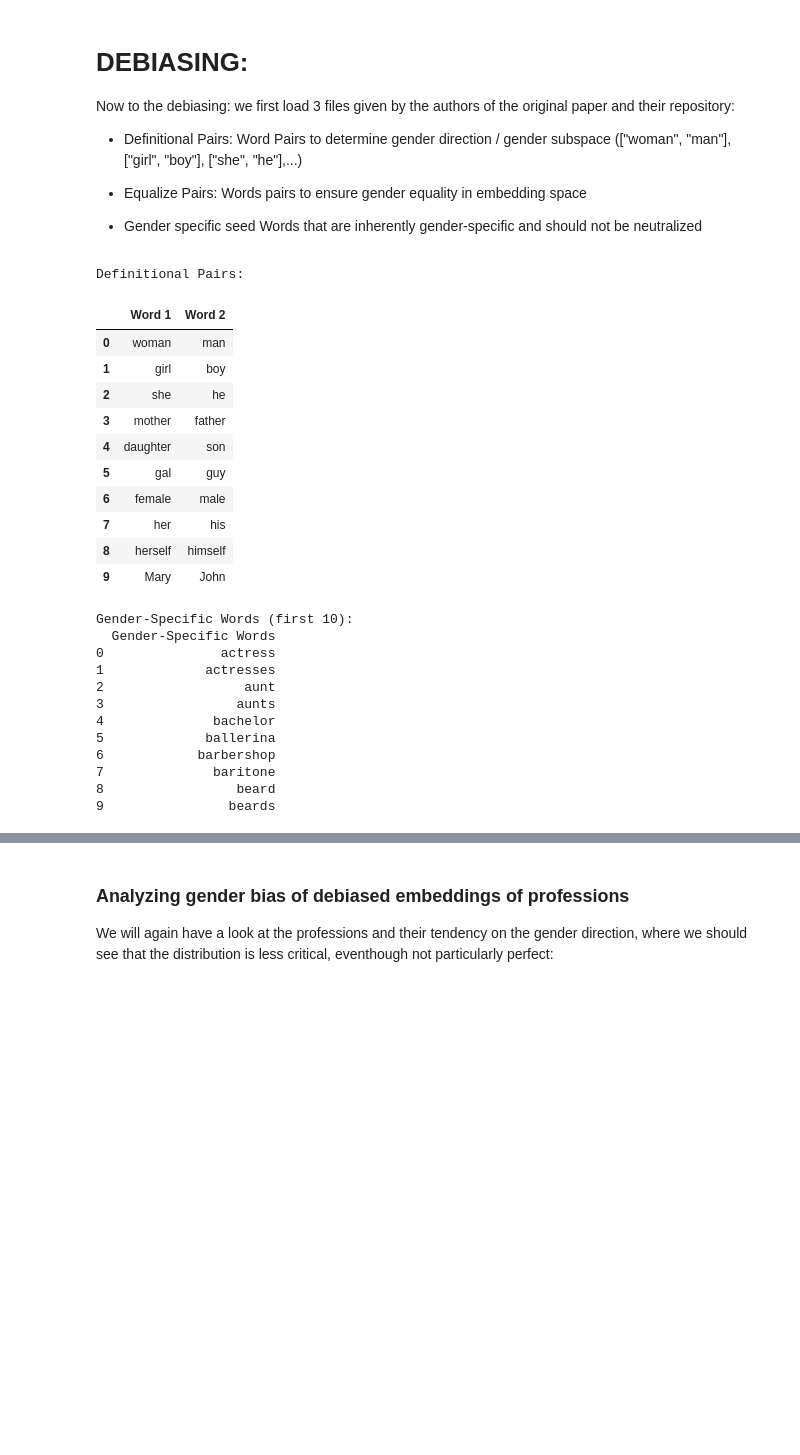
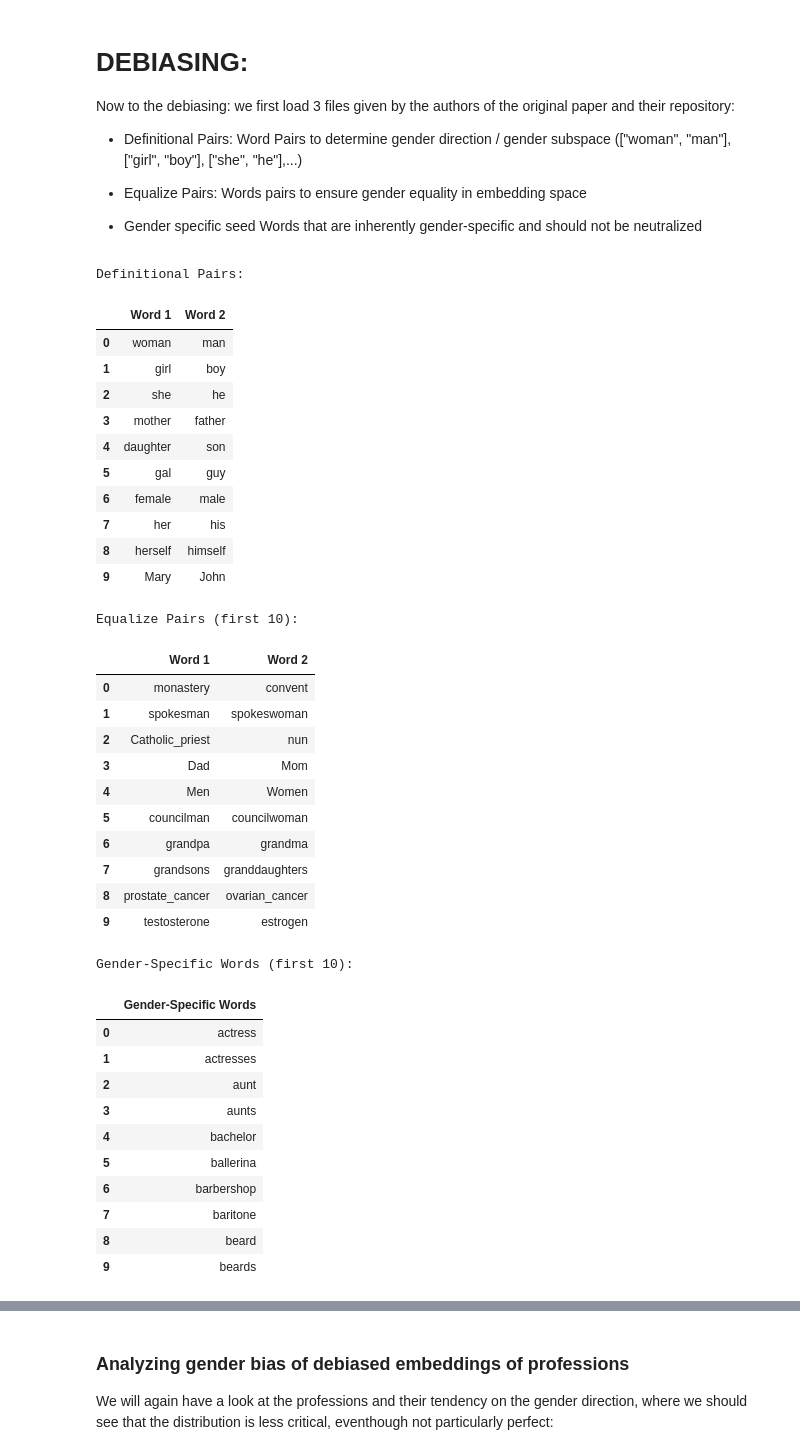
Before and after one commit to le0ff/debiasing-approaches, a Jupyter notebook: demo.ipynb, the cells around one changed output, grey strips where cells are left out. Drawn from its saved outputs; the diff is of its cells as text; code cells hidden in the pictures; blank space fills up the shorter version.

```diff
--- a/demo.ipynb
+++ b/demo.ipynb
@@ -159,45 +159,63 @@ with open('./data/definitional_pairs.json', "r") as f:
 with open('./data/equalize_pairs.json', "r") as f:
     equalize_pairs = json.load(f)
 
 with open('./data/gender_specific_seed.json', "r") as f:
     gender_specific_words = json.load(f)
 
 #convert definitional pairs to a dataframe
 definitional_df = pd.DataFrame(defs, columns=['Word 1', 'Word 2'])
 
+#convert equalize pairs to a dataframe
+equalize_df = pd.DataFrame(equalize_pairs, columns=['Word 1', 'Word 2'])
+
 #convert gender-specific words to a dataframe
 gender_specific_df = pd.DataFrame(gender_specific_words, columns=['Gender-Specific Words'])
 
 #print the dataframes
 print("Definitional Pairs:")
 display(definitional_df)
 
+print("\nEqualize Pairs (first 10):")
+display(equalize_df.head(10))
+
 print("\nGender-Specific Words (first 10):")
-print(gender_specific_df.head(10))
+display(gender_specific_df.head(10))
 # %% [output]
 Definitional Pairs:
 |  | Word 1 | Word 2 |
 | 0 | woman | man |
 | 1 | girl | boy |
 | 2 | she | he |
 | 3 | mother | father |
 | 4 | daughter | son |
 | 5 | gal | guy |
 | 6 | female | male |
 | 7 | her | his |
 | 8 | herself | himself |
 | 9 | Mary | John |
-Gender-Specific Words (first 10):
-  Gender-Specific Words
-0               actress
-1             actresses
-2                  aunt
-3                 aunts
-4              bachelor
-5             ballerina
-6            barbershop
-7              baritone
-8                 beard
-9                beards
+Equalize Pairs (first 10):
+|  | Word 1 | Word 2 |
+| 0 | monastery | convent |
+| 1 | spokesman | spokeswoman |
+| 2 | Catholic_priest | nun |
+| 3 | Dad | Mom |
+| 4 | Men | Women |
+| 5 | councilman | councilwoman |
+| 6 | grandpa | grandma |
+| 7 | grandsons | granddaughters |
+| 8 | prostate_cancer | ovarian_cancer |
+| 9 | testosterone | estrogen |
+Gender-Specific Words (first 10):
+|  | Gender-Specific Words |
+| 0 | actress |
+| 1 | actresses |
+| 2 | aunt |
+| 3 | aunts |
+| 4 | bachelor |
+| 5 | ballerina |
+| 6 | barbershop |
+| 7 | baritone |
+| 8 | beard |
+| 9 | beards |
 # %% [markdown]
 ### Debias Embedding
```
Also changed, not shown: parts of 7 cells of this notebook, 3 other files.
